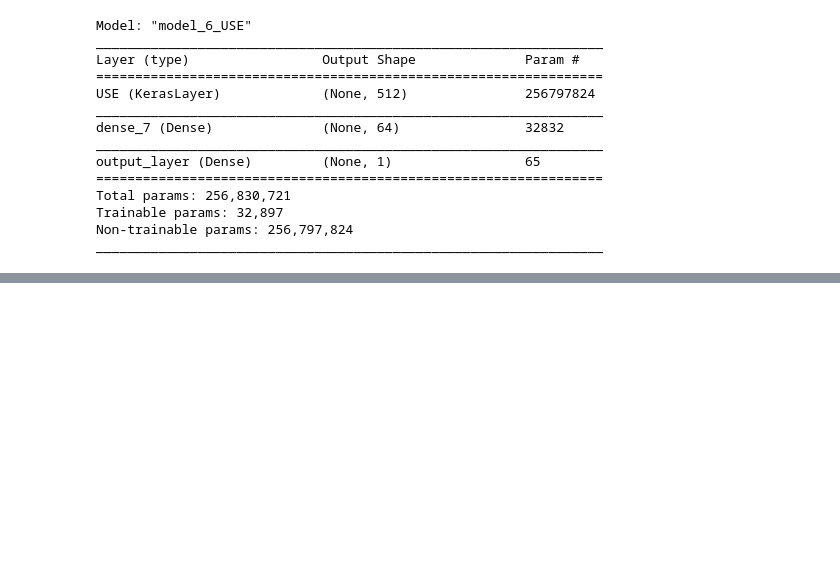
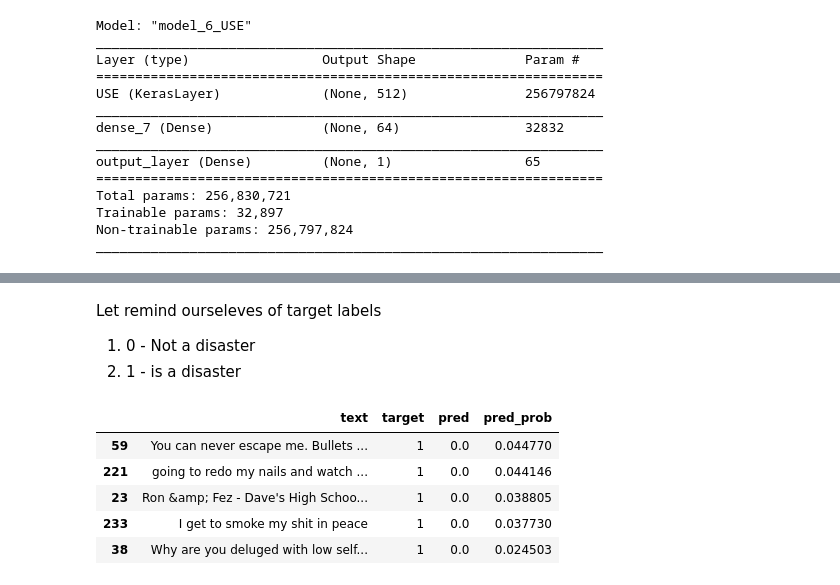
Before and after one commit to hrushikute/DataAnalytics, a Jupyter notebook: NLP_introduction_to_tensorflow.ipynb, the cells around one changed output, grey strips where cells are left out. Drawn from its saved outputs; the diff is of its cells as text; code cells hidden in the pictures; blank space fills up the shorter version.

```diff
--- a/NLP_introduction_to_tensorflow.ipynb
+++ b/NLP_introduction_to_tensorflow.ipynb
@@ -1442,0 +1482,15 @@ _________________________________________________________________
+# %% [markdown]
+Let remind ourseleves of target labels
+
+
+1.  0 - Not a disaster
+2.  1 - is a disaster
+# %%
+most_worng.tail()
+# %% [output]
+|  | text | target | pred | pred_prob |
+| 59 | You can never escape me. Bullets ... | 1 | 0.0 | 0.044770 |
+| 221 | going to redo my nails and watch ... | 1 | 0.0 | 0.044146 |
+| 23 | Ron &amp; Fez - Dave's High Schoo... | 1 | 0.0 | 0.038805 |
+| 233 | I get to smoke my shit in peace | 1 | 0.0 | 0.037730 |
+| 38 | Why are you deluged with low self... | 1 | 0.0 | 0.024503 |
```
Also changed, not shown: parts of 3 cells of this notebook.
